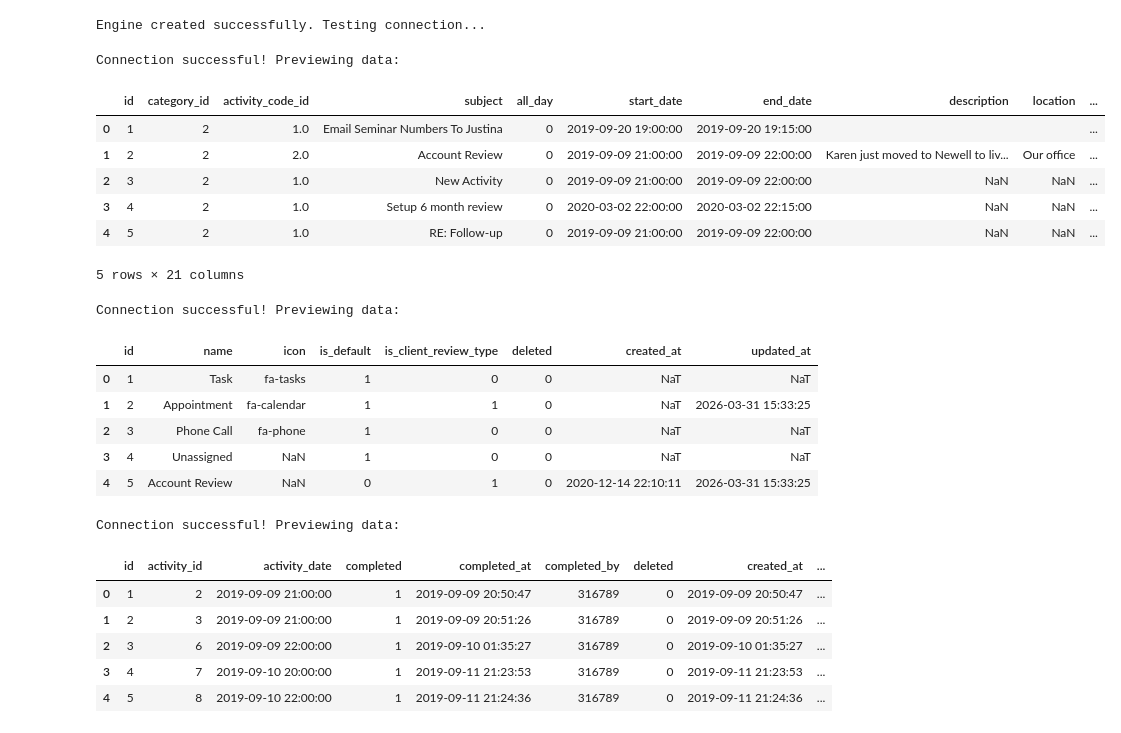
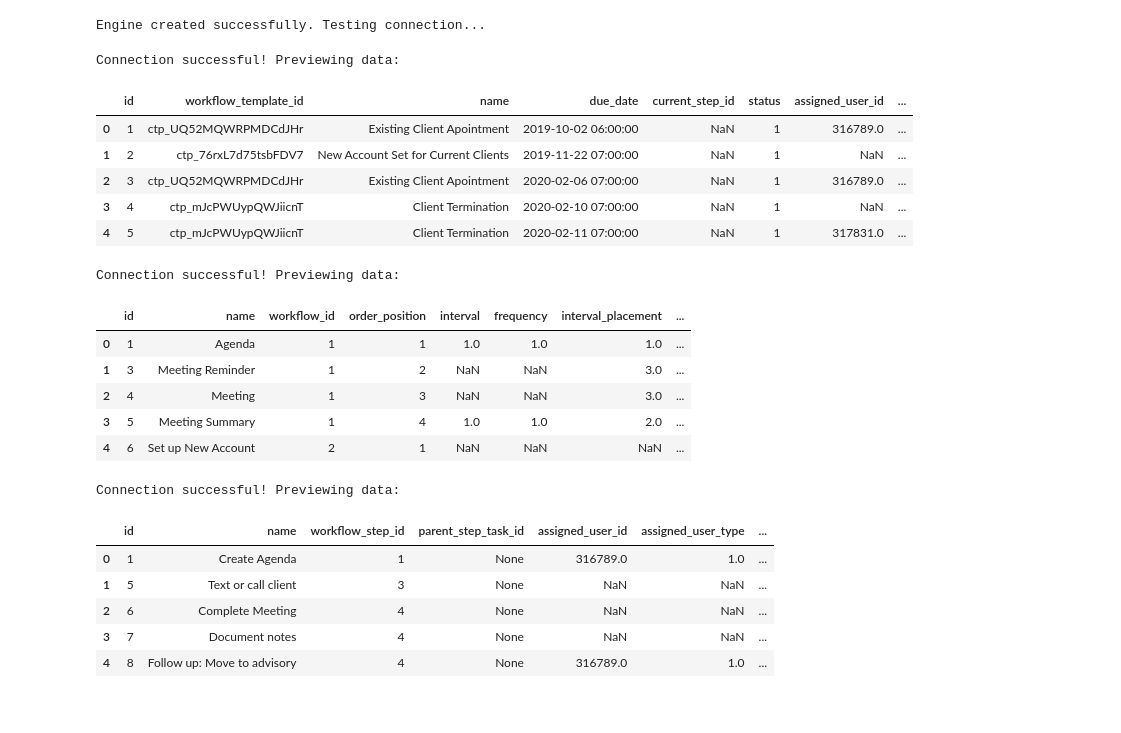
Before and after one commit to FIKennyMyers/JonBOBTransfer, a Jupyter notebook: 07_Transform_Action_Plans.ipynb, the cells around one changed output. Cells and saved outputs as stored; diff of their text form; code cells hidden in the pictures.

Commit message:
First draft of Action plans in place, needs connection to contacts

```diff
--- a/07_Transform_Action_Plans.ipynb
+++ b/07_Transform_Action_Plans.ipynb
@@ -31,70 +31,73 @@ Engine created successfully. Testing connection...
 # %%
 # SQL query input
 
 sql_query = """
     SELECT *
 
-    FROM activities
+    FROM workflows
+    WHERE deleted = 0
 """
 try:
     with engine.connect() as conn:
-        df_activities = pd.read_sql(sql_query, conn)
+        df_workflows = pd.read_sql(sql_query, conn)
     print("Connection successful! Previewing data:")
-    display(df_activities.head())
+    display(df_workflows.head())
 except Exception as e:
     print(f"Connection failed. Error: {e}")
 # %% [output]
 Connection successful! Previewing data:
-|  | id | category_id | activity_code_id | subject | all_day | start_date | end_date | description | location | ... |
-| 0 | 1 | 2 | 1.0 | Email Seminar Numbers To Justina | 0 | 2019-09-20 19:00:00 | 2019-09-20 19:15:00 |  |  | ... |
-| 1 | 2 | 2 | 2.0 | Account Review | 0 | 2019-09-09 21:00:00 | 2019-09-09 22:00:00 | Karen just moved to Newell to liv... | Our office | ... |
-| 2 | 3 | 2 | 1.0 | New Activity | 0 | 2019-09-09 21:00:00 | 2019-09-09 22:00:00 | NaN | NaN | ... |
-| 3 | 4 | 2 | 1.0 | Setup 6 month review | 0 | 2020-03-02 22:00:00 | 2020-03-02 22:15:00 | NaN | NaN | ... |
-| 4 | 5 | 2 | 1.0 | RE: Follow-up | 0 | 2019-09-09 21:00:00 | 2019-09-09 22:00:00 | NaN | NaN | ... |
+|  | id | workflow_template_id | name | due_date | current_step_id | status | assigned_user_id | ... |
+| 0 | 1 | ctp_UQ52MQWRPMDCdJHr | Existing Client Apointment | 2019-10-02 06:00:00 | NaN | 1 | 316789.0 | ... |
+| 1 | 2 | ctp_76rxL7d75tsbFDV7 | New Account Set for Current Clients | 2019-11-22 07:00:00 | NaN | 1 | NaN | ... |
+| 2 | 3 | ctp_UQ52MQWRPMDCdJHr | Existing Client Apointment | 2020-02-06 07:00:00 | NaN | 1 | 316789.0 | ... |
+| 3 | 4 | ctp_mJcPWUypQWJiicnT | Client Termination | 2020-02-10 07:00:00 | NaN | 1 | NaN | ... |
+| 4 | 5 | ctp_mJcPWUypQWJiicnT | Client Termination | 2020-02-11 07:00:00 | NaN | 1 | 317831.0 | ... |
-5 rows × 21 columns
 # %%
 # SQL query input
 
 sql_query = """
     SELECT *
 
-    FROM activity_codes
+
+    FROM workflow_steps
+    WHERE deleted = 0
 """
 try:
     with engine.connect() as conn:
-        df_activity_codes = pd.read_sql(sql_query, conn)
+        df_workflow_steps = pd.read_sql(sql_query, conn)
     print("Connection successful! Previewing data:")
-    display(df_activity_codes.head())
+    display(df_workflow_steps.head())
 except Exception as e:
     print(f"Connection failed. Error: {e}")
 # %% [output]
 Connection successful! Previewing data:
-|  | id | name | icon | is_default | is_client_review_type | deleted | created_at | updated_at |
-| 0 | 1 | Task | fa-tasks | 1 | 0 | 0 | NaT | NaT |
-| 1 | 2 | Appointment | fa-calendar | 1 | 1 | 0 | NaT | 2026-03-31 15:33:25 |
-| 2 | 3 | Phone Call | fa-phone | 1 | 0 | 0 | NaT | NaT |
-| 3 | 4 | Unassigned | NaN | 1 | 0 | 0 | NaT | NaT |
-| 4 | 5 | Account Review | NaN | 0 | 1 | 0 | 2020-12-14 22:10:11 | 2026-03-31 15:33:25 |
+|  | id | name | workflow_id | order_position | interval | frequency | interval_placement | ... |
+| 0 | 1 | Agenda | 1 | 1 | 1.0 | 1.0 | 1.0 | ... |
+| 1 | 3 | Meeting Reminder | 1 | 2 | NaN | NaN | 3.0 | ... |
+| 2 | 4 | Meeting | 1 | 3 | NaN | NaN | 3.0 | ... |
+| 3 | 5 | Meeting Summary | 1 | 4 | 1.0 | 1.0 | 2.0 | ... |
+| 4 | 6 | Set up New Account | 2 | 1 | NaN | NaN | NaN | ... |
 # %%
 # SQL query input
 
 sql_query = """
     SELECT *
 
-    FROM activity_completed_instances
+    FROM workflow_step_tasks
+    WHERE deleted = 0
 """
 try:
     with engine.connect() as conn:
-        df_activity_completed_instances = pd.read_sql(sql_query, conn)
+        df_workflow_tasks = pd.read_sql(sql_query, conn)
     print("Connection successful! Previewing data:")
-    display(df_activity_completed_instances.head())
+    display(df_workflow_tasks.head())
 except Exception as e:
     print(f"Connection failed. Error: {e}")
 # %% [output]
 Connection successful! Previewing data:
-|  | id | activity_id | activity_date | completed | completed_at | completed_by | deleted | created_at | ... |
-| 0 | 1 | 2 | 2019-09-09 21:00:00 | 1 | 2019-09-09 20:50:47 | 316789 | 0 | 2019-09-09 20:50:47 | ... |
-| 1 | 2 | 3 | 2019-09-09 21:00:00 | 1 | 2019-09-09 20:51:26 | 316789 | 0 | 2019-09-09 20:51:26 | ... |
-| 2 | 3 | 6 | 2019-09-09 22:00:00 | 1 | 2019-09-10 01:35:27 | 316789 | 0 | 2019-09-10 01:35:27 | ... |
-| 3 | 4 | 7 | 2019-09-10 20:00:00 | 1 | 2019-09-11 21:23:53 | 316789 | 0 | 2019-09-11 21:23:53 | ... |
-| 4 | 5 | 8 | 2019-09-10 22:00:00 | 1 | 2019-09-11 21:24:36 | 316789 | 0 | 2019-09-11 21:24:36 | ... |
+|  | id | name | workflow_step_id | parent_step_task_id | assigned_user_id | assigned_user_type | ... |
+| 0 | 1 | Create Agenda | 1 | None | 316789.0 | 1.0 | ... |
+| 1 | 5 | Text or call client | 3 | None | NaN | NaN | ... |
+| 2 | 6 | Complete Meeting | 4 | None | NaN | NaN | ... |
+| 3 | 7 | Document notes | 4 | None | NaN | NaN | ... |
+| 4 | 8 | Follow up: Move to advisory | 4 | None | 316789.0 | 1.0 | ... |
```
Also changed, not shown: parts of 4 cells of this notebook.
